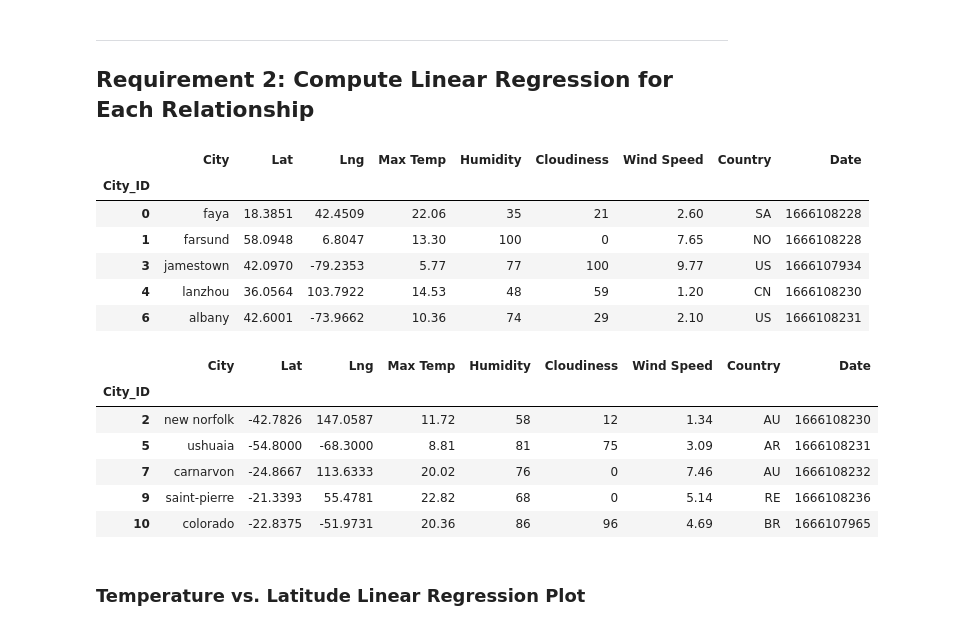
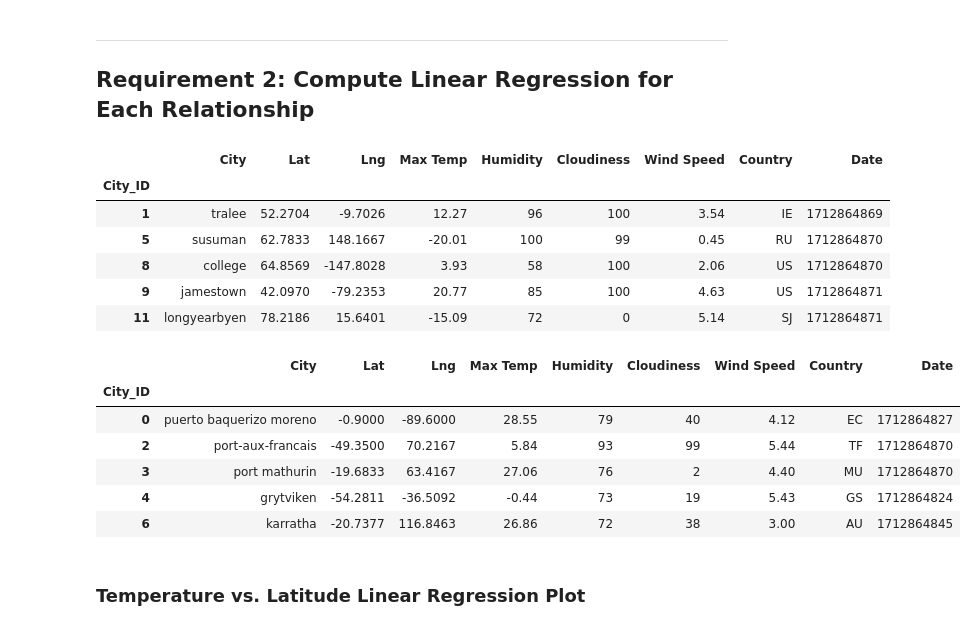
Before and after one commit to Jaywhitt00/python-api-challenge, a Jupyter notebook: WeatherPy.ipynb, the cells around one changed output. Drawn from its saved outputs; the diff is of its cells as text; code cells hidden in the pictures.

```diff
--- a/WeatherPy.ipynb
+++ b/WeatherPy.ipynb
@@ -302,31 +302,31 @@ def linear_regression(x_values, y_values, x_c=.1, y_c=.9):
     plt.show()
 # %%
 # Create a DataFrame with the Northern Hemisphere data (Latitude >= 0)
-# YOUR CODE HERE
+northern_hemi_df = city_data_df[city_data_df["Lat"] >= 0]
 
 # Display sample data
 northern_hemi_df.head()
 # %% [output]
 |  | City | Lat | Lng | Max Temp | Humidity | Cloudiness | Wind Speed | Country | Date |
 | City_ID |  |  |  |  |  |  |  |  |  |
-| 0 | faya | 18.3851 | 42.4509 | 22.06 | 35 | 21 | 2.60 | SA | 1666108228 |
-| 1 | farsund | 58.0948 | 6.8047 | 13.30 | 100 | 0 | 7.65 | NO | 1666108228 |
-| 3 | jamestown | 42.0970 | -79.2353 | 5.77 | 77 | 100 | 9.77 | US | 1666107934 |
-| 4 | lanzhou | 36.0564 | 103.7922 | 14.53 | 48 | 59 | 1.20 | CN | 1666108230 |
-| 6 | albany | 42.6001 | -73.9662 | 10.36 | 74 | 29 | 2.10 | US | 1666108231 |
+| 1 | tralee | 52.2704 | -9.7026 | 12.27 | 96 | 100 | 3.54 | IE | 1712864869 |
+| 5 | susuman | 62.7833 | 148.1667 | -20.01 | 100 | 99 | 0.45 | RU | 1712864870 |
+| 8 | college | 64.8569 | -147.8028 | 3.93 | 58 | 100 | 2.06 | US | 1712864870 |
+| 9 | jamestown | 42.0970 | -79.2353 | 20.77 | 85 | 100 | 4.63 | US | 1712864871 |
+| 11 | longyearbyen | 78.2186 | 15.6401 | -15.09 | 72 | 0 | 5.14 | SJ | 1712864871 |
 # %%
 # Create a DataFrame with the Southern Hemisphere data (Latitude < 0)
-# YOUR CODE HERE
+southern_hemi_df = city_data_df[city_data_df["Lat"] < 0]
 
 # Display sample data
 southern_hemi_df.head()
 # %% [output]
 |  | City | Lat | Lng | Max Temp | Humidity | Cloudiness | Wind Speed | Country | Date |
 | City_ID |  |  |  |  |  |  |  |  |  |
-| 2 | new norfolk | -42.7826 | 147.0587 | 11.72 | 58 | 12 | 1.34 | AU | 1666108230 |
-| 5 | ushuaia | -54.8000 | -68.3000 | 8.81 | 81 | 75 | 3.09 | AR | 1666108231 |
-| 7 | carnarvon | -24.8667 | 113.6333 | 20.02 | 76 | 0 | 7.46 | AU | 1666108232 |
-| 9 | saint-pierre | -21.3393 | 55.4781 | 22.82 | 68 | 0 | 5.14 | RE | 1666108236 |
-| 10 | colorado | -22.8375 | -51.9731 | 20.36 | 86 | 96 | 4.69 | BR | 1666107965 |
+| 0 | puerto baquerizo moreno | -0.9000 | -89.6000 | 28.55 | 79 | 40 | 4.12 | EC | 1712864827 |
+| 2 | port-aux-francais | -49.3500 | 70.2167 | 5.84 | 93 | 99 | 5.44 | TF | 1712864870 |
+| 3 | port mathurin | -19.6833 | 63.4167 | 27.06 | 76 | 2 | 4.40 | MU | 1712864870 |
+| 4 | grytviken | -54.2811 | -36.5092 | -0.44 | 73 | 19 | 5.43 | GS | 1712864824 |
+| 6 | karratha | -20.7377 | 116.8463 | 26.86 | 72 | 38 | 3.00 | AU | 1712864845 |
 # %% [markdown]
 ###  Temperature vs. Latitude Linear Regression Plot
```
Also changed, not shown: parts of 33 cells of this notebook, 1 other file.
